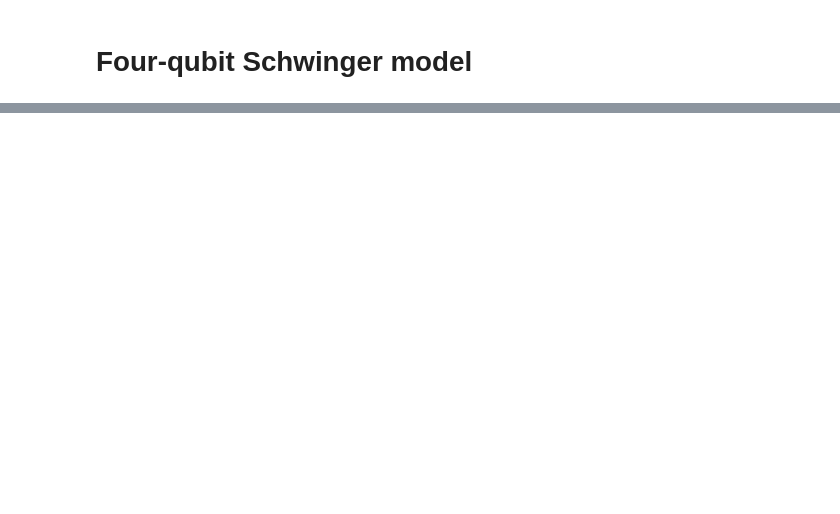
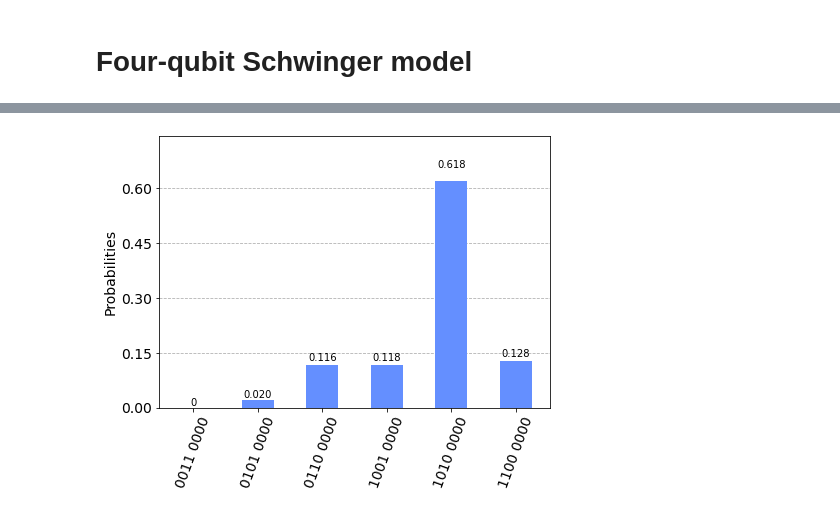
Before and after one commit to yiiyama/qc_random, a Jupyter notebook: four_qubit_schwinger/circuits.ipynb, the cells around one changed output, grey strips where cells are left out. Drawn from its saved outputs; the diff is of its cells as text; code cells hidden in the pictures; blank space fills up the shorter version.

```diff
--- a/four_qubit_schwinger/circuits.ipynb
+++ b/four_qubit_schwinger/circuits.ipynb
@@ -144,0 +54,5 @@ naive_ref.draw('mpl')
+# %%
+reference.compose(single_step_no_opt(J, mu, omegadt), inplace=True)
+plot_histogram(simulator.run(reference.measure_all(inplace=False), shots=10000).result().get_counts())
+# %% [output]
+[figure, added]
```
Also changed, not shown: parts of 38 cells of this notebook, 3 other files.
